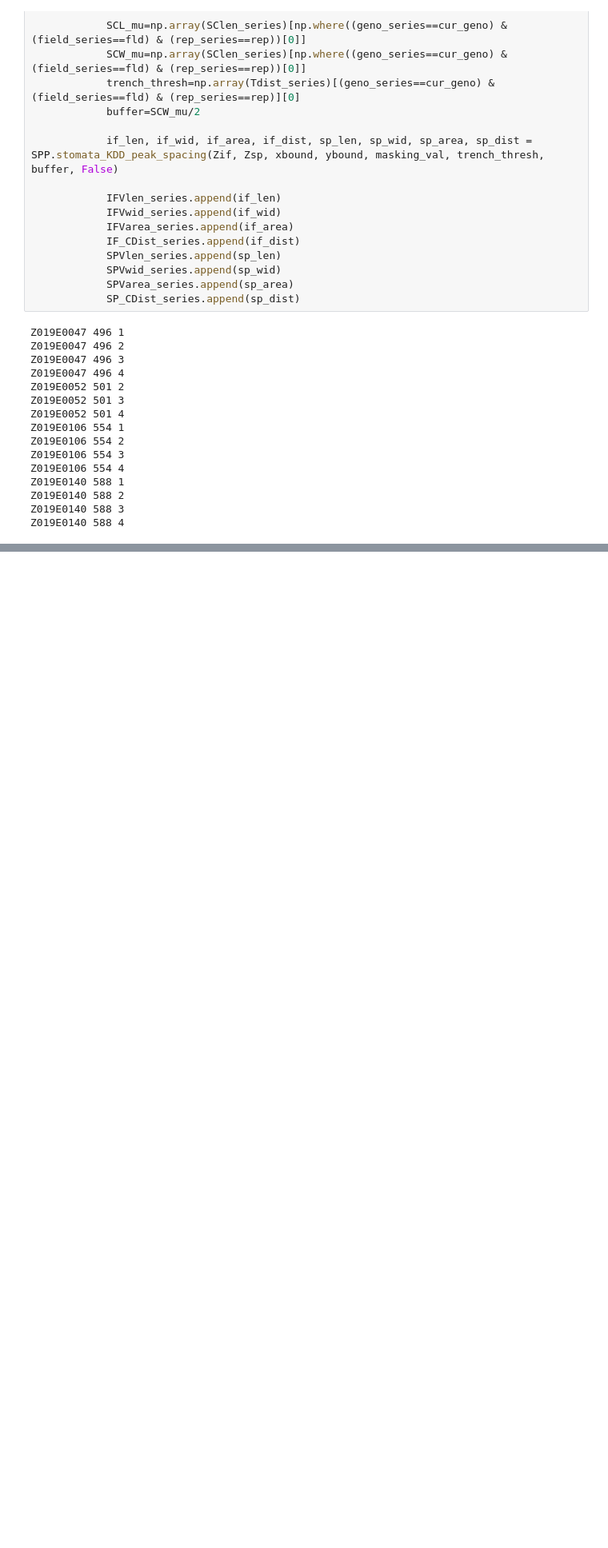
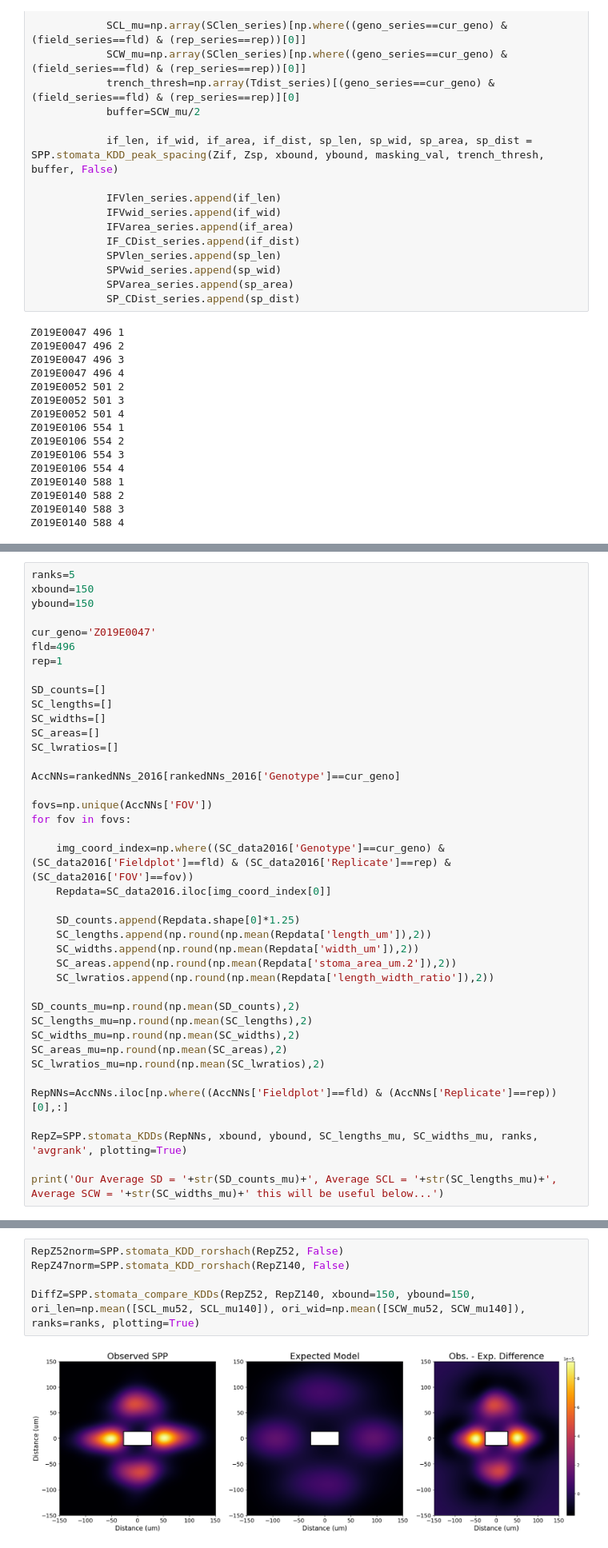
Before and after one commit to jgerardhodge/pySPP, a Jupyter notebook: SPP_Binder_Demo.ipynb, the cells around one changed output, grey strips where cells are left out. Shown at 80% size. Saved outputs shown, nothing was run; the diff lists cells and outputs as text; blank space fills up the shorter version.

```diff
--- a/SPP_Binder_Demo.ipynb
+++ b/SPP_Binder_Demo.ipynb
@@ -817,0 +819,40 @@ For questions or comments feel free to reach out!
+# %%
+ranks=5
+xbound=150
+ybound=150
+
+cur_geno='Z019E0047'
+fld=496
+rep=1
+
+SD_counts=[]
+SC_lengths=[]
+SC_widths=[]
+SC_areas=[]
+SC_lwratios=[]
+
+AccNNs=rankedNNs_2016[rankedNNs_2016['Genotype']==cur_geno]
+
+fovs=np.unique(AccNNs['FOV'])
+for fov in fovs:
+
+    img_coord_index=np.where((SC_data2016['Genotype']==cur_geno) & (SC_data2016['Fieldplot']==fld) & (SC_data2016['Replicate']==rep) & (SC_data2016['FOV']==fov))
+    Repdata=SC_data2016.iloc[img_coord_index[0]]
+
+    SD_counts.append(Repdata.shape[0]*1.25)
+    SC_lengths.append(np.round(np.mean(Repdata['length_um']),2))
+    SC_widths.append(np.round(np.mean(Repdata['width_um']),2))
+    SC_areas.append(np.round(np.mean(Repdata['stoma_area_um.2']),2))
+    SC_lwratios.append(np.round(np.mean(Repdata['length_width_ratio']),2))
+
+SD_counts_mu=np.round(np.mean(SD_counts),2)
+SC_lengths_mu=np.round(np.mean(SC_lengths),2)
+SC_widths_mu=np.round(np.mean(SC_widths),2)
+SC_areas_mu=np.round(np.mean(SC_areas),2)
+SC_lwratios_mu=np.round(np.mean(SC_lwratios),2)
+
+RepNNs=AccNNs.iloc[np.where((AccNNs['Fieldplot']==fld) & (AccNNs['Replicate']==rep))[0],:]
+
+RepZ=SPP.stomata_KDDs(RepNNs, xbound, ybound, SC_lengths_mu, SC_widths_mu, ranks, 'avgrank', plotting=True)
+
+print('Our Average SD = '+str(SD_counts_mu)+', Average SCL = '+str(SC_lengths_mu)+', Average SCW = '+str(SC_widths_mu)+' this will be useful below...')
@@ -817,0 +976,7 @@ For questions or comments feel free to reach out!
+# %%
+RepZ52norm=SPP.stomata_KDD_rorshach(RepZ52, False)
+RepZ47norm=SPP.stomata_KDD_rorshach(RepZ140, False)
+
+DiffZ=SPP.stomata_compare_KDDs(RepZ52, RepZ140, xbound=150, ybound=150, ori_len=np.mean([SCL_mu52, SCL_mu140]), ori_wid=np.mean([SCW_mu52, SCW_mu140]), ranks=ranks, plotting=True)
+# %% [output]
+[figure, added]
```
Also changed, not shown: parts of 12 cells of this notebook.
